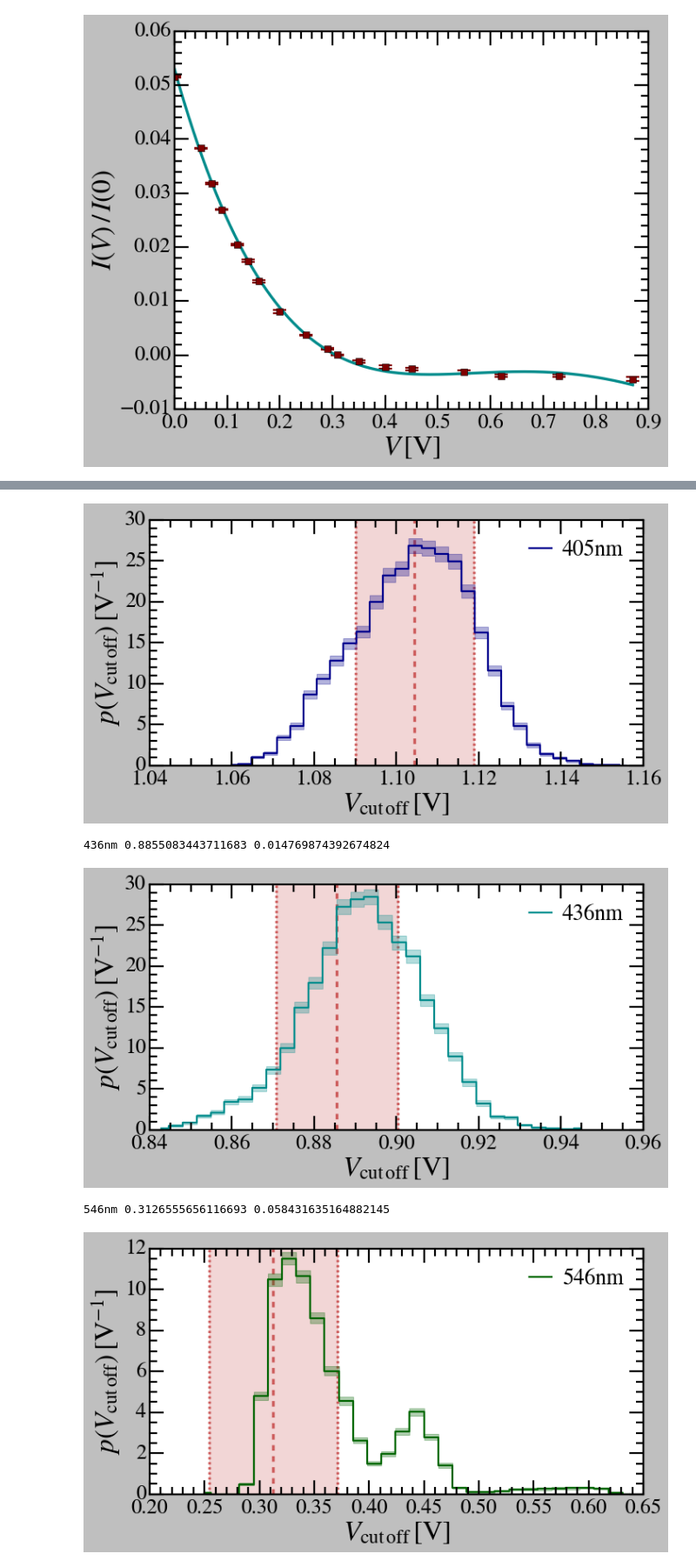
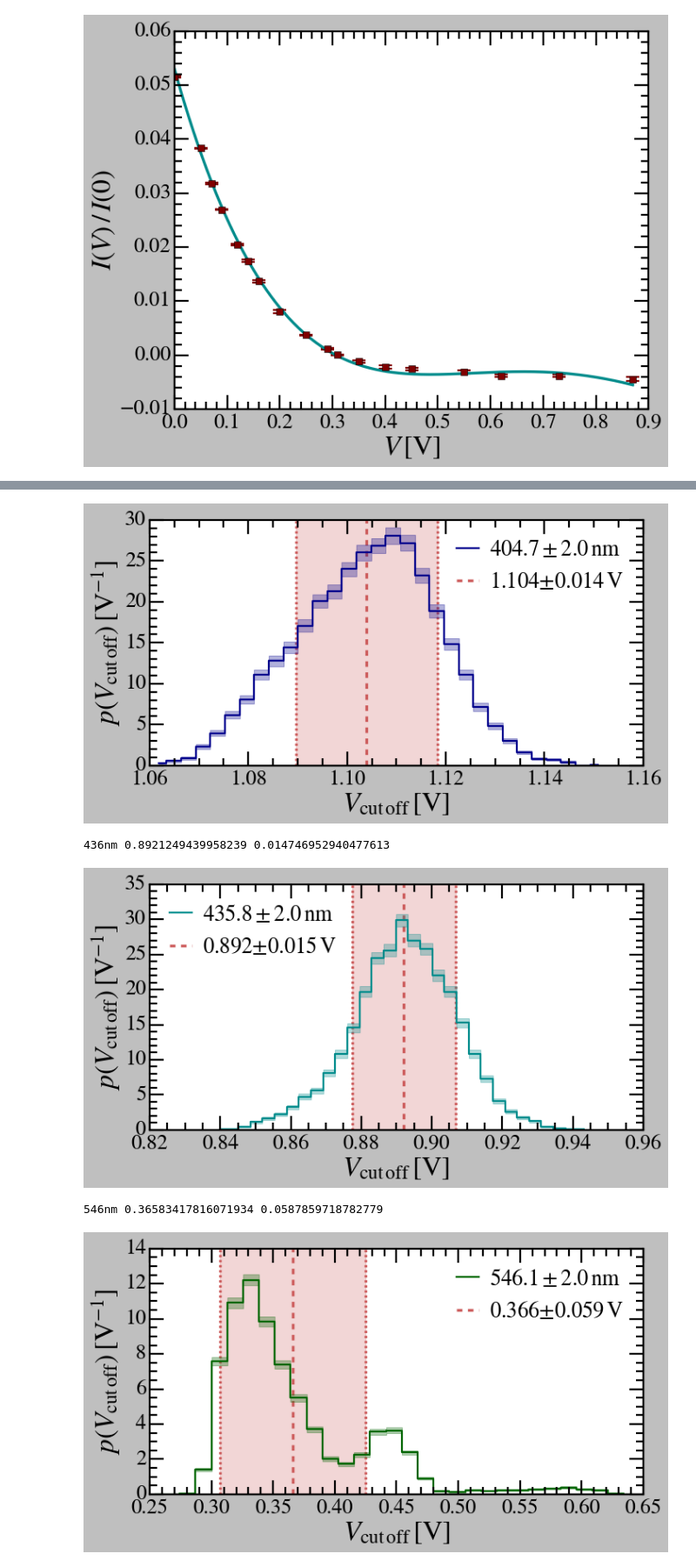
Before and after one commit to vinh-qtran/mit-jlab-sp25, a Jupyter notebook: photoelectric/analysis.ipynb, the cells around one changed output, grey strips where cells are left out. Shown at 87% size. Cells and saved outputs as stored; diff of their text form; code cells hidden in the pictures.

```diff
--- a/photoelectric/analysis.ipynb
+++ b/photoelectric/analysis.ipynb
@@ -236,7 +247,7 @@ for wavelength in ['365nm','405nm','436nm','546nm']:
 
     ax.errorbar(photoelectric_data.V,photoelectric_data.I_mu/I0,
                 yerr=photoelectric_data.I_sigma/I0,
-                label=wavelength,color=colors[wavelength],zorder=zorders[wavelength],
+                label=labels[wavelength],color=colors[wavelength],zorder=zorders[wavelength],
                 fmt=' s',markersize=7.5,elinewidth=3,capsize=7.5,capthick=3,)
 
     bisegment_fitting_result, bisegment_fitter = photoelectric_data.fit_bisegment(
@@ -253,7 +264,7 @@ for wavelength in ['365nm','405nm','436nm','546nm']:
                color=colors[wavelength],zorder=-9,
                linestyle='--',dashes=(2.5,3))
 
-ax.legend(loc='upper right', ncol=2, handletextpad=0.5, handlelength=1.0, columnspacing=0.5, fontsize=23)
+ax.legend(loc='upper right', ncol=1, handletextpad=0.5, handlelength=1.0, columnspacing=0.5, fontsize=23)
 
 ax_extra = ax.twinx()
 ax_extra.errorbar([100],[100],yerr=[100],
@@ -261,7 +272,7 @@ ax_extra.errorbar([100],[100],yerr=[100],
                   fmt=' s',markersize=7.5,elinewidth=2,capsize=7.5,capthick=2,)
 ax_extra.plot([100],[100],color='black',linestyle='--',label='Bi-segment Fits')
 ax_extra.plot([100],[100],color='black',linestyle='--',dashes=(2.5,3),label=r'$V_{\rm{cut\,off}}$')
-ax_extra.legend(loc='center right', frameon=False, fontsize=23, ncol=1, handletextpad=0.4, handlelength=0.9, columnspacing=0.5)
+ax_extra.legend(loc=(0.625,0.15), frameon=False, fontsize=23, ncol=1, handletextpad=0.4, handlelength=0.9, columnspacing=0.5)
 ax_extra.set_yticks([])
 ax_extra.tick_params(axis='y', which='both',direction='in',right=False)
 ax.tick_params(axis='both', which='both',direction='in',top=True,right=True)
@@ -281,16 +292,45 @@ plt.show()
+# %%
+legend_locs = {
+    '365nm' : 'upper left',
+    '405nm' : 'upper right',
+    '436nm' : 'upper left',
+    '546nm' : 'upper right',
+}
 # %%
 for wavelength in ['365nm','405nm','436nm','546nm']:
     photoelectric_data = PhotoelectricMeasurement(data_file_base=f'data/25-02-25/{wavelength}')
 
-    _, _, params, e_params = photoelectric_data.get_uniform_MC_bisegment(Verr=0.005,N_sample=10000)
+    MC_file = f'data/MC_fitting_{wavelength}.json'
 
-    mask = params[:,0] > 0.1
-    params = params[mask]
-    e_params = e_params[mask]
+    if not os.path.exists(MC_file):
+        _, _, params, e_params = photoelectric_data.get_uniform_MC_bisegment(Verr=0.005,N_sample=10000)
 
-    weights = 1/e_params**2
-    params_mean = np.sum(weights*params,axis=0)/np.sum(weights,axis=0)
-    params_std = np.sqrt(np.var(params,axis=0) + 1/np.sum(weights,axis=0))
+        mask = params[:,0] > 0.1
+        params = params[mask]
+        e_params = e_params[mask]
+
+        # weights = 1/e_params**2
+        # params_mean = np.sum(weights*params,axis=0)/np.sum(weights,axis=0)
+        # params_std = np.sqrt(np.var(params,axis=0) + 1/np.sum(weights,axis=0))
+
+        params_mean = np.mean(params,axis=0)
+        params_std = np.std(params,axis=0)
+
+        with open(MC_file,'w') as f:
+            json.dump({
+                'params' : params.tolist(),
+                'e_params' : e_params.tolist(),
+                'params_mean' : params_mean.tolist(),
+                'params_std' : params_std.tolist(),
+            },f)
+
+    with open(MC_file,'r') as f:
+        data = json.load(f)
+
+        params = np.array(data['params'])
+        e_params = np.array(data['e_params'])
+        params_mean = np.array(data['params_mean'])
+        params_std = np.array(data['params_std'])
 
     print(wavelength,params_mean[0],params_std[0])
 
@@ -302,10 +342,10 @@ for wavelength in ['365nm','405nm','436nm','546nm']:
 
     bin_centers = (bins[1:]+bins[:-1])/2
 
-    ax.plot(bin_centers,counts/normalizer,drawstyle='steps-mid',color=colors[wavelength],linewidth=2,label=wavelength,zorder=-1)
+    ax.plot(bin_centers,counts/normalizer,drawstyle='steps-mid',color=colors[wavelength],linewidth=2,label=labels[wavelength],zorder=-1)
     ax.fill_between(bin_centers,(counts-counts_err)/normalizer,(counts+counts_err)/normalizer,step='mid',color=colors[wavelength],alpha=0.3,zorder=-2)
 
-    ax.axvline(params_mean[0],color='indianred',linestyle='--',zorder=-3)
+    ax.axvline(params_mean[0],color='indianred',linestyle='--',zorder=-3,label=f'{params_mean[0]:.3f}' + r'$\pm$' + f'{params_std[0]:.3f}' + r'$\, {\rm{V}}$')
     ax.axvline(params_mean[0]-params_std[0],color='indianred',linestyle='--',dashes=(2.5,3),zorder=-3)
     ax.axvline(params_mean[0]+params_std[0],color='indianred',linestyle='--',dashes=(2.5,3),zorder=-3)
     ax.axvspan(params_mean[0]-params_std[0],params_mean[0]+params_std[0],color='indianred',alpha=0.25,zorder=-4)
@@ -313,7 +353,7 @@ for wavelength in ['365nm','405nm','436nm','546nm']:
     ax.set_xlabel(r'$V_{\rm{cut\,off}} \, [{\rm{V}}]$')
     ax.set_ylabel(r'$p(V_{\rm{cut\,off}}) \, [{\rm{V}}^{-1}]$')
 
-    ax.legend(loc='upper right', ncol=2, handletextpad=0.5, handlelength=1.0, columnspacing=0.5, fontsize=24)
+    ax.legend(loc=legend_locs[wavelength], ncol=1, handletextpad=0.5, handlelength=1.0, columnspacing=0.5, fontsize=24)
 
     plt.tight_layout()
     plt.savefig(f'V_cutoff_{wavelength}.png')
@@ -326,5 +366,5 @@ for wavelength in ['365nm','405nm','436nm','546nm']:
-[figure, old version]
+[figure, new version]
-436nm 0.8855083443711683 0.014769874392674824
+436nm 0.8921249439958239 0.014746952940477613
-[figure, old version]
+[figure, new version]
-546nm 0.3126555656116693 0.058431635164882145
+546nm 0.36583417816071934 0.0587859718782779
-[figure, old version]
+[figure, new version]
```
Also changed, not shown: parts of 7 cells of this notebook, 14 other files.
